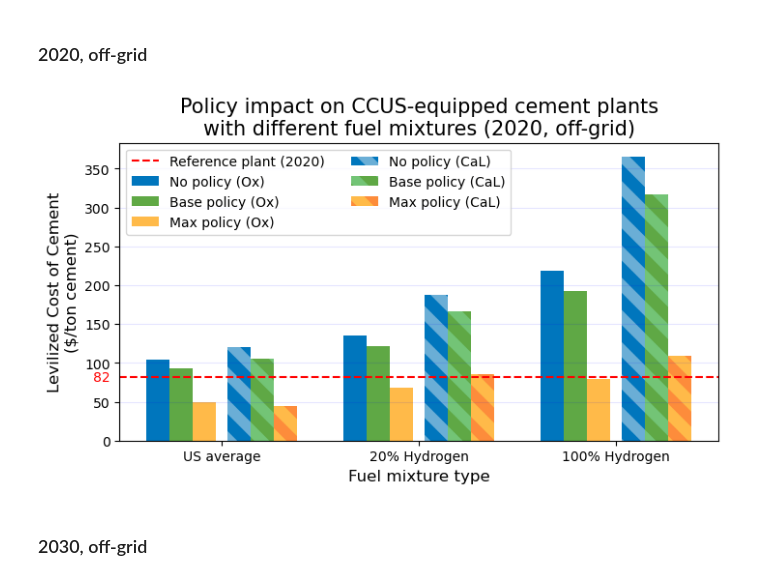
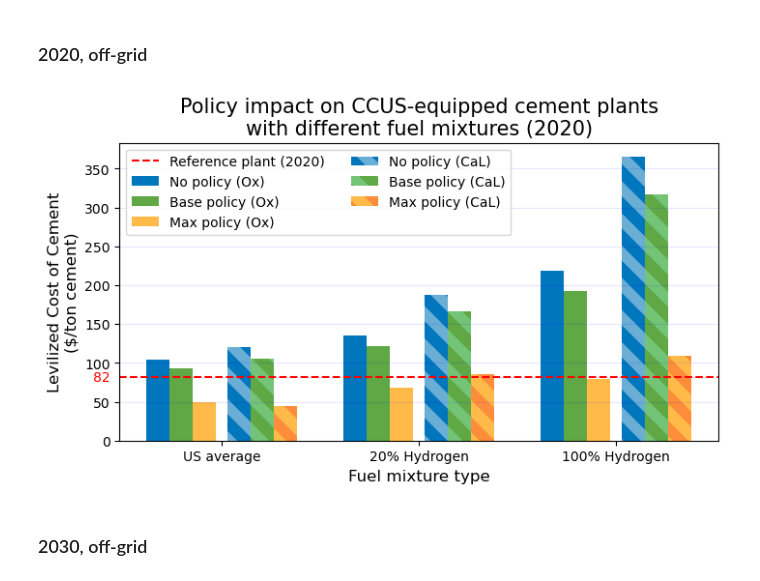
Before and after one commit to evan-sharafuddin/HOPP, a Jupyter notebook: green_concrete/plots.ipynb, the cells around one changed output. Saved outputs shown, nothing was run; the diff lists cells and outputs as text; code cells hidden in the pictures.

```diff
--- a/green_concrete/plots.ipynb
+++ b/green_concrete/plots.ipynb
@@ -636,35 +700,35 @@ bars += ax.bar(x+0.35, y5, width, label=color_labels[4], color = colorhash[1], h
 cmap = plt.get_cmap('Oranges')
 plt.rcParams['hatch.color'] = cmap(0.5)
 bars += ax.bar(x+0.55, y6, width, label=color_labels[5], color = colorhash[2], hatch='\\')
 
 ax.set_xticks(x, group_labels);
 ax.set_xlabel('Fuel mixture type', fontsize=12)
 ax.set_ylabel('Levilized Cost of Cement\n($/ton cement)', fontsize=12)
 
 
 
 # add reference costs
 ref_2020 = 81.85
 ref_2030 = 84.19
 
 plt.axhline(y=ref_2020, color='r', linestyle='--', label='Reference plant (2020)');
 trans = transforms.blended_transform_factory(
     ax.get_yticklabels()[0].get_transform(), ax.transData)
 ax.text(0,ref_2020, "{:.0f}".format(ref_2020), color="red", transform=trans,
         ha="right", va="center")
 
 plt.legend(ncol=2);
 plt.grid(visible=True, which='major', axis='y', color='b', alpha=0.1)
-plt.title('Policy impact on CCUS-equipped cement plants\nwith different fuel mixtures (2020, off-grid)', fontsize=15);
+plt.title('Policy impact on CCUS-equipped cement plants\nwith different fuel mixtures (2020)', fontsize=15);
 
 fig.set_figwidth(8)
 fig.set_figheight(4)
 
 plt.savefig(os.path.join(outloc, 'policy_2020.png'), dpi=600, bbox_inches='tight')
 # Show the plot
 plt.show()
 # %% [output]
-[figure, old version]
+[figure, new version]
 # %% [markdown]
 ### 2030, off-grid
 # %%
```
Also changed, not shown: parts of 4 cells of this notebook.
